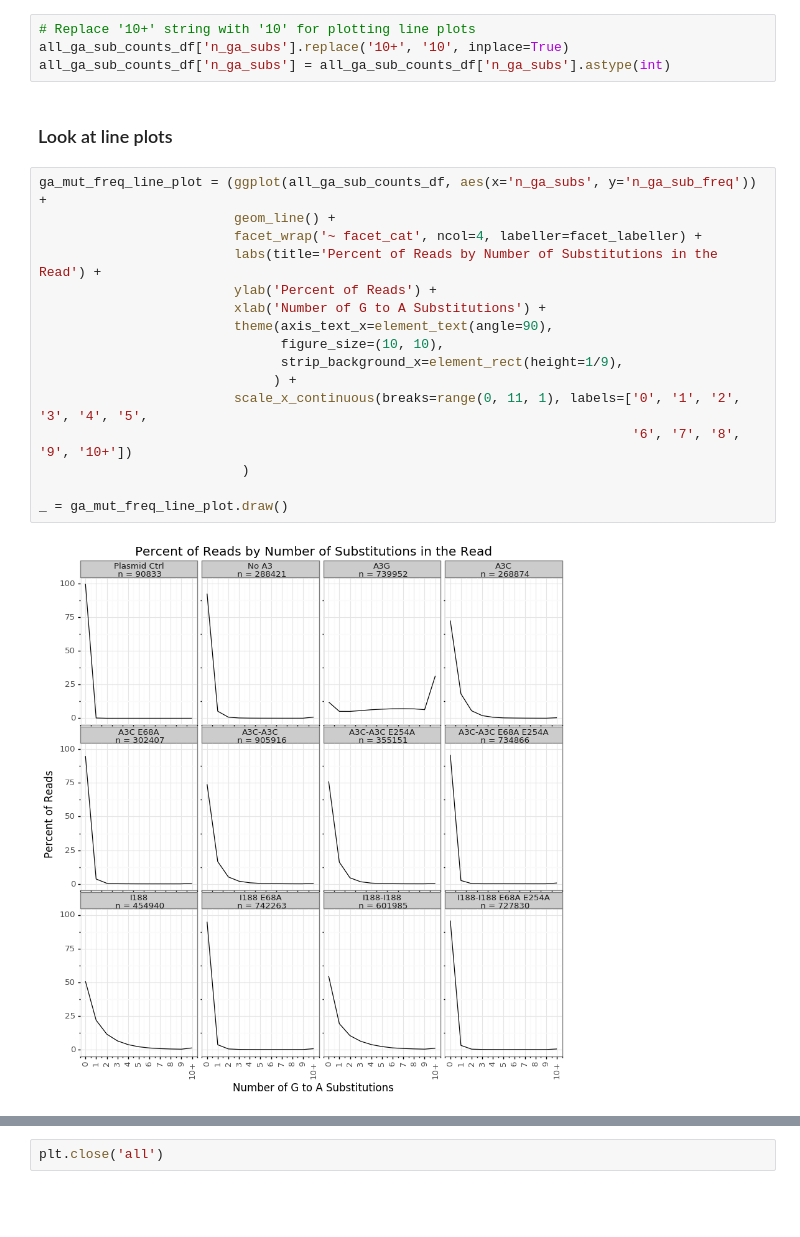
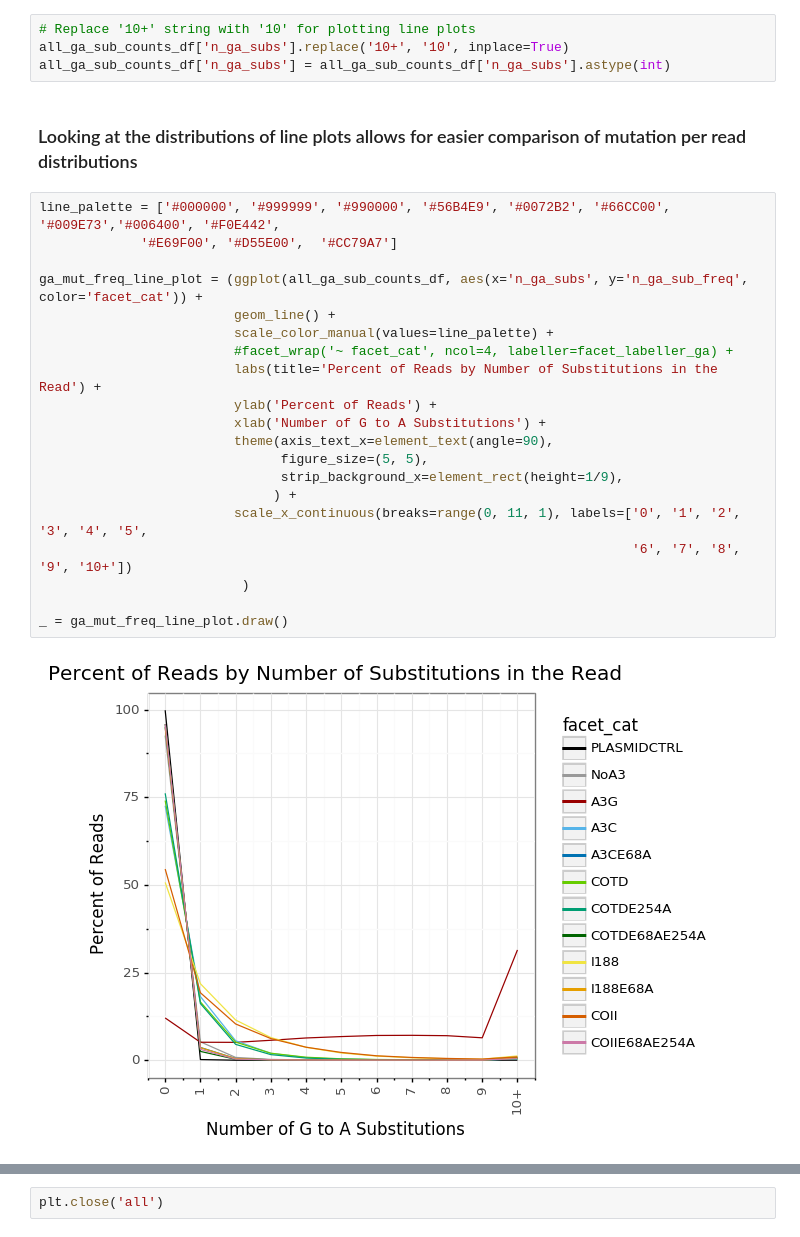
Before and after one commit to jbloomlab/SuperRestrictionFactor_Hypermutation, a Jupyter notebook: analysis_notebook.ipynb, the cells around one changed output, grey strips where cells are left out. Drawn from its saved outputs; the diff is of its cells as text; blank space fills up the shorter version.

```diff
--- a/analysis_notebook.ipynb
+++ b/analysis_notebook.ipynb
@@ -813,23 +753,27 @@ _ = ga_mut_freq_plot.draw()
 # Replace '10+' string with '10' for plotting line plots
 all_ga_sub_counts_df['n_ga_subs'].replace('10+', '10', inplace=True)
 all_ga_sub_counts_df['n_ga_subs'] = all_ga_sub_counts_df['n_ga_subs'].astype(int)
-# %% [markdown]
-### Look at line plots
+# %% [markdown]
+### Looking at the distributions of line plots allows for easier comparison of mutation per read distributions
 # %%
-ga_mut_freq_line_plot = (ggplot(all_ga_sub_counts_df, aes(x='n_ga_subs', y='n_ga_sub_freq')) +
+line_palette = ['#000000', '#999999', '#990000', '#56B4E9', '#0072B2', '#66CC00', '#009E73','#006400', '#F0E442',
+             '#E69F00', '#D55E00',  '#CC79A7']
+
+ga_mut_freq_line_plot = (ggplot(all_ga_sub_counts_df, aes(x='n_ga_subs', y='n_ga_sub_freq', color='facet_cat')) +
                          geom_line() +
-                         facet_wrap('~ facet_cat', ncol=4, labeller=facet_labeller) +
+                         scale_color_manual(values=line_palette) +
+                         #facet_wrap('~ facet_cat', ncol=4, labeller=facet_labeller_ga) +
                          labs(title='Percent of Reads by Number of Substitutions in the Read') +
                          ylab('Percent of Reads') +
                          xlab('Number of G to A Substitutions') +
                          theme(axis_text_x=element_text(angle=90),
-                               figure_size=(10, 10),
+                               figure_size=(5, 5),
                                strip_background_x=element_rect(height=1/9),
                               ) +
                          scale_x_continuous(breaks=range(0, 11, 1), labels=['0', '1', '2', '3', '4', '5',
                                                                             '6', '7', '8', '9', '10+'])
                           )
 
 _ = ga_mut_freq_line_plot.draw()
 # %% [output]
-[figure, old version]
+[figure, new version]
```
Also changed, not shown: parts of 20 cells of this notebook, 1 other file.
